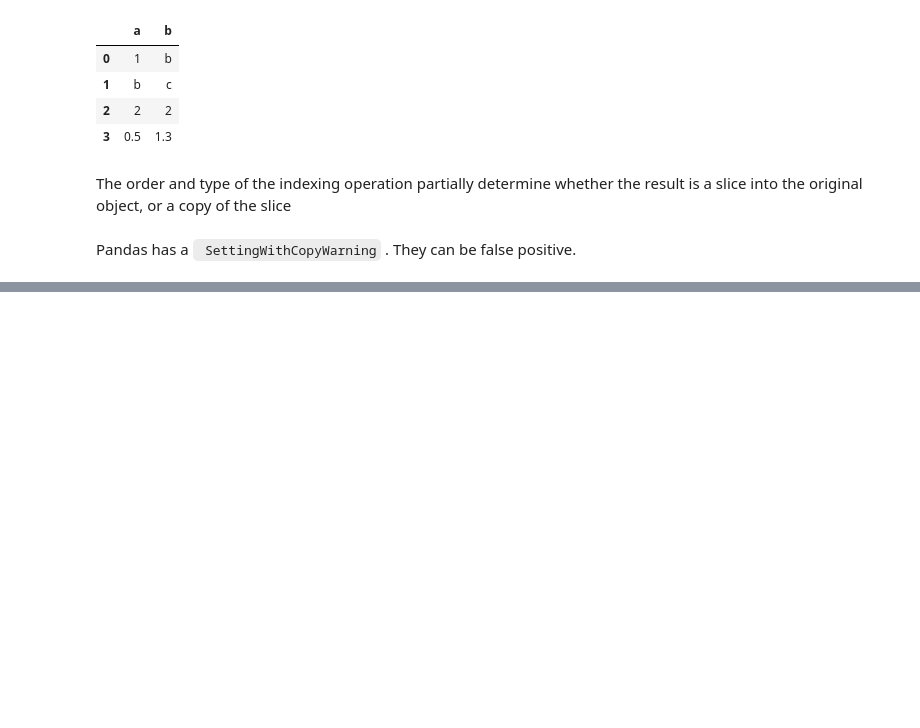
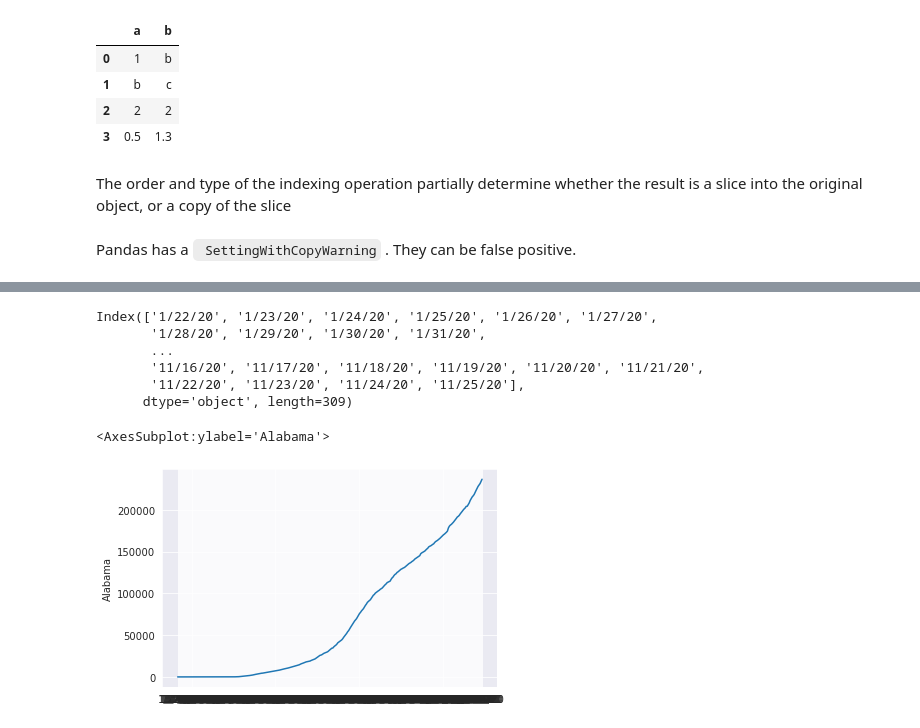
Before and after one commit to julianeberek/moinworld_da_2020-11, a Jupyter notebook: 2.Deep_dive_into_pandas.ipynb, the cells around one changed output, grey strips where cells are left out. Saved outputs shown, nothing was run; the diff lists cells and outputs as text; code cells hidden in the pictures; blank space fills up the shorter version.

```diff
--- a/2.Deep_dive_into_pandas.ipynb
+++ b/2.Deep_dive_into_pandas.ipynb
@@ -555,0 +568,3 @@ Pandas has a ` SettingWithCopyWarning` . They can be false positive.
+# %%
+df_province = df.drop(columns=['iso3', 'FIPS', 'Admin2', 'Country_Region', 'Lat','Long_']).groupby(by='Province_State').sum()
+df_province.head()
@@ -555,0 +618,9 @@ Pandas has a ` SettingWithCopyWarning` . They can be false positive.
+# %%
+df_transposed.index
+# %% [output]
+Index(['1/22/20', '1/23/20', '1/24/20', '1/25/20', '1/26/20', '1/27/20',
+       '1/28/20', '1/29/20', '1/30/20', '1/31/20',
+       ...
+       '11/16/20', '11/17/20', '11/18/20', '11/19/20', '11/20/20', '11/21/20',
+       '11/22/20', '11/23/20', '11/24/20', '11/25/20'],
+      dtype='object', length=309)
@@ -555,0 +629,8 @@ Pandas has a ` SettingWithCopyWarning` . They can be false positive.
+# %%
+import seaborn as sns
+sns.set_style('darkgrid')
+# %%
+sns.lineplot(data=df_province.loc['Alabama'])
+# %% [output]
+<AxesSubplot:ylabel='Alabama'>
+[figure, added]
```
Also changed, not shown: parts of 8 cells of this notebook.
